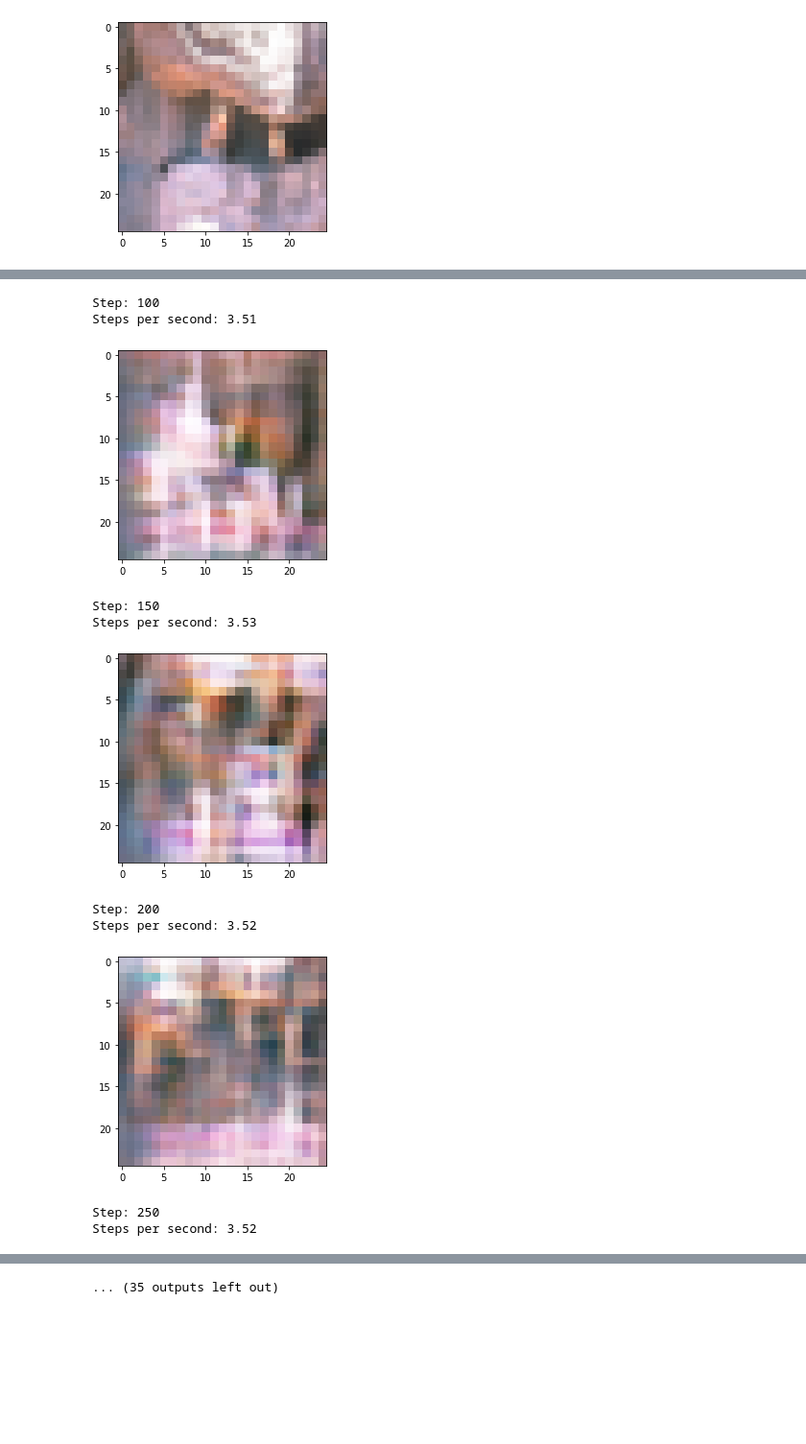
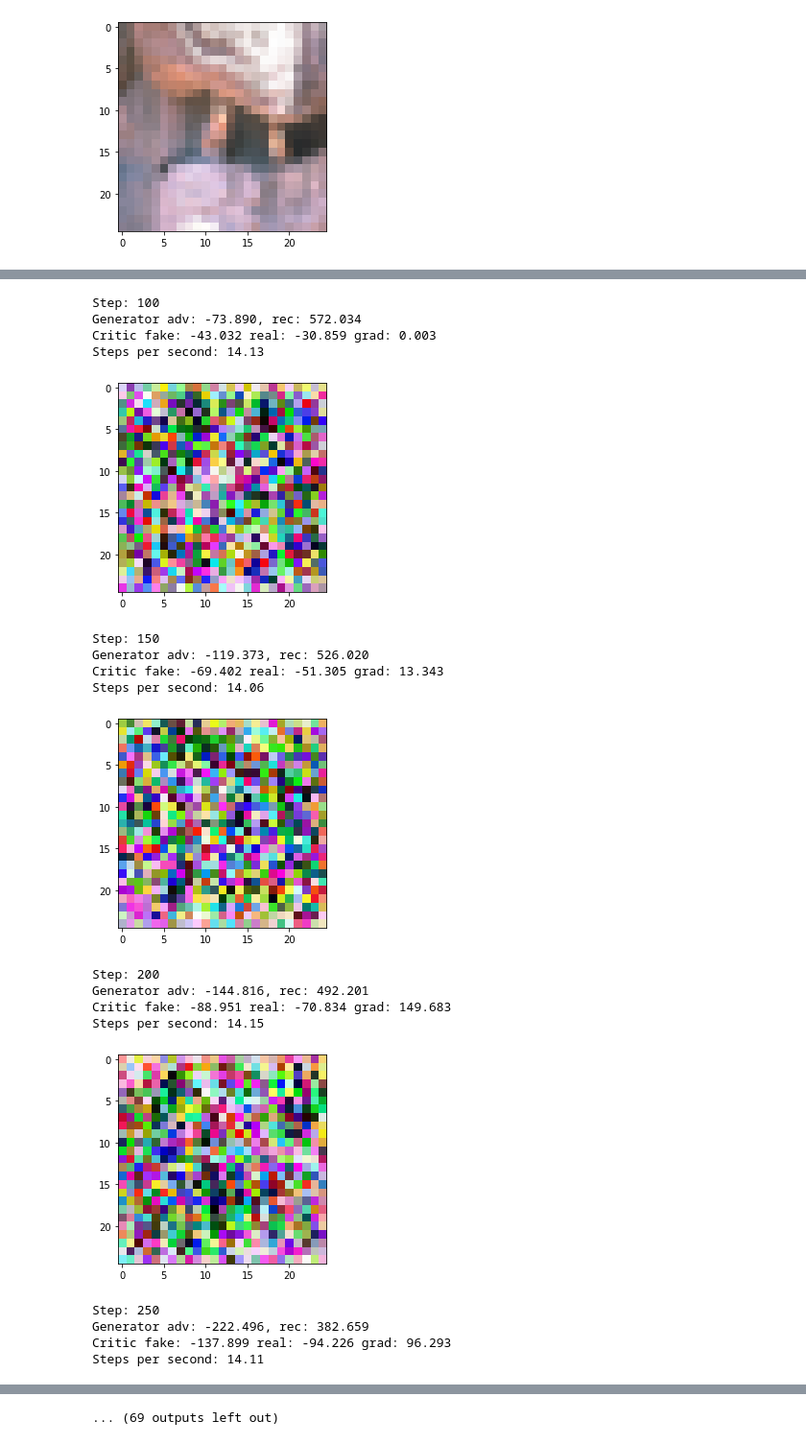
Before and after one commit to denizmsayin/singan, a Jupyter notebook: run.ipynb, the cells around one changed output, grey strips where cells are left out. Shown at 96% size. Saved outputs shown, nothing was run; the diff lists cells and outputs as text; code cells hidden in the pictures; blank space fills up the shorter version.

```diff
--- a/run.ipynb
+++ b/run.ipynb
@@ -89,7 +89,7 @@ Dataset already downloaded
 [figure]
 # %%
 # as given in the paper (LR decrease not implemented)
-LEARNING_RATE = 0.005
+LEARNING_RATE = 0.0005
 BETA_1 = 0.5
 BETA_2 = 0.999
 NUM_ITERS = 2000
@@ -99,6 +99,7 @@ REC_ALPHA = 10.0
 GP_WEIGHT = 0.1
 
 PRINT_EVERY = 50
+DEVICE = 'cuda'
 # %%
 
 
@@ -106,16 +107,18 @@ def img2net(img_uint):
   # convert [0, 255] uint8 (H, W, C) to [-1, 1] float32 (1, C, H, W)
   rescaled = (img_uint.astype('float32') / 127.5) - 1.0
   chw = np.transpose(rescaled, (2, 0, 1))
-  return torch.from_numpy(np.expand_dims(chw, axis=0))
+  return torch.from_numpy(np.expand_dims(chw, axis=0)).to(DEVICE)
 
 def net2img(img_float):
-  chw = np.squeeze(img_float.detach().numpy())
+  chw = np.squeeze(img_float.detach().cpu().numpy())
   hwc = np.transpose(chw, (1, 2, 0))
   return ((hwc + 1.0) * 127.5).astype('uint8')
 
-generator = SGNet(output_channels=3)
-patch_critic = SGNet(output_channels=1, final_activation=nn.Identity(), final_bn=False)
-critic = torch.nn.Sequential(patch_critic, Mean())
+generator = SGNet(output_channels=3, kernel_count=64).to(DEVICE)
+patch_critic = SGNet(output_channels=1, kernel_count=64, final_activation=nn.Identity(), final_bn=False).to(DEVICE)
+critic = torch.nn.Sequential(patch_critic, Mean()).to(DEVICE)
+print(generator)
+print(critic)
 
 gen_optimizer = torch.optim.Adam(generator.parameters(), LEARNING_RATE, (BETA_1, BETA_2))
 dis_optimizer = torch.optim.Adam(critic.parameters(), LEARNING_RATE, (BETA_1, BETA_2))
@@ -123,8 +126,8 @@ dis_optimizer = torch.optim.Adam(critic.parameters(), LEARNING_RATE, (BETA_1, BE
 orig_img = img2net(orig_img_uint)
 print(orig_img.shape)
 
-def sample_noise():
-  return torch.from_numpy(np.random.uniform(-1, 1, size=orig_img.shape).astype('float32'))
+def sample_noise(): # check this
+  return torch.from_numpy(np.random.uniform(-1, 1, size=orig_img.shape).astype('float32')).to(DEVICE)
 
 z_rec = sample_noise()
 mse = nn.MSELoss()
@@ -144,7 +147,10 @@ for step in range(NUM_ITERS):
 
     # reconstruction loss
     rec_img = generator(z_rec)
-    rec_loss = mse(orig_img, rec_img)
+    # the representation space of the images is not clear in the paper.
+    # since the reconstruction loss seemed very low to us in the [-1, 1]
+    # range, we decided to calculate it in the [0, 255] range instead
+    rec_loss = 127.5**2 * mse(orig_img, rec_img)
 
     gen_loss = adv_loss + REC_ALPHA * rec_loss
     gen_loss.backward()
@@ -153,24 +159,28 @@ for step in range(NUM_ITERS):
   for _ in range(DIS_STEP_PER_ITER):
     dis_optimizer.zero_grad()
 
-    z = sample_noise()
-    fake_img = generator(z)
+    zc = sample_noise()
+    fake_imgc = generator(zc)
     epsilon = np.random.uniform(0, 1)
 
     # adversarial loss
     # take a sample from the line between the real and generated images
     # for use in the gradient penalty (Impr. Training of WGANs)
-    grad_sample = epsilon * orig_img + (1 - epsilon) * fake_img
+    grad_sample = epsilon * orig_img + (1 - epsilon) * fake_imgc
     f_grad_sample = critic(grad_sample)
-    grad, = torch.autograd.grad(f_grad_sample, grad_sample, create_graph=True)
+    grad, = torch.autograd.grad(f_grad_sample, grad_sample, create_graph=True, retain_graph=True)
     grad_loss = (torch.norm(grad) - 1)**2
 
-    adv_loss = critic(fake_img) - critic(orig_img) + GP_WEIGHT * grad_loss
+    fake_loss = critic(fake_imgc)
+    real_loss = -critic(orig_img)
+    adv_loss =  fake_loss + real_loss + GP_WEIGHT * grad_loss
     adv_loss.backward()
     dis_optimizer.step()
 
   if step % PRINT_EVERY == 0:
     print('Step: {}'.format(step))
+    print('Generator adv: {:.3f}, rec: {:.3f}'.format(adv_loss.data, rec_loss.data))
+    print('Critic fake: {:.3f} real: {:.3f} grad: {:.3f}'.format(fake_loss.data, real_loss.data, grad_loss.data))
     if step != 0:
       elapsed = time() - last_print
       print('Steps per second: {:.2f}'.format(PRINT_EVERY / elapsed))
@@ -190,11 +217,19 @@ Steps per second: 3.54
 Step: 100
-Steps per second: 3.51
+Generator adv: -73.890, rec: 572.034
+Critic fake: -43.032 real: -30.859 grad: 0.003
+Steps per second: 14.13
-[figure, old version]
+[figure, new version]
 Step: 150
-Steps per second: 3.53
+Generator adv: -119.373, rec: 526.020
+Critic fake: -69.402 real: -51.305 grad: 13.343
+Steps per second: 14.06
-[figure, old version]
+[figure, new version]
 Step: 200
-Steps per second: 3.52
+Generator adv: -144.816, rec: 492.201
+Critic fake: -88.951 real: -70.834 grad: 149.683
+Steps per second: 14.15
-[figure, old version]
+[figure, new version]
 Step: 250
-Steps per second: 3.52
+Generator adv: -222.496, rec: 382.659
+Critic fake: -137.899 real: -94.226 grad: 96.293
+Steps per second: 14.11
@@ -202 +237 @@ Steps per second: 3.52
-... (35 outputs left out)
+... (69 outputs left out)
```
Also changed, not shown: parts of 1 cell of this notebook.
